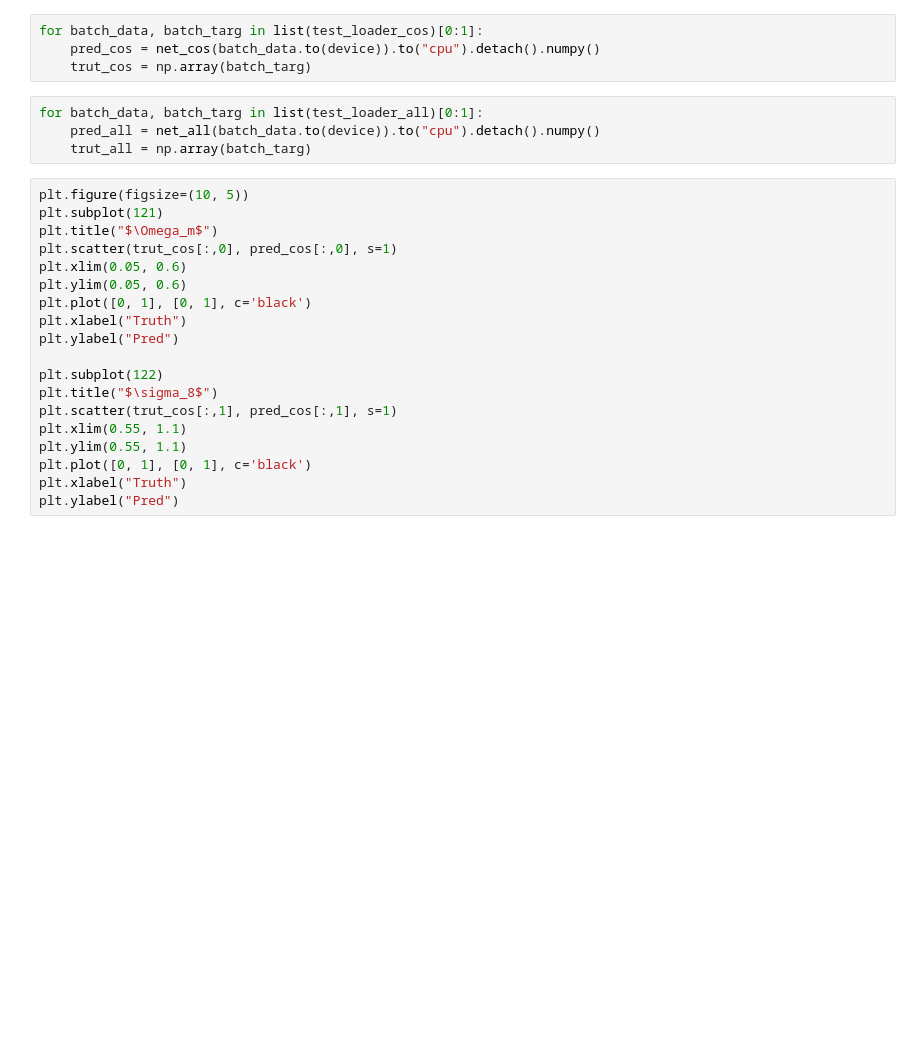
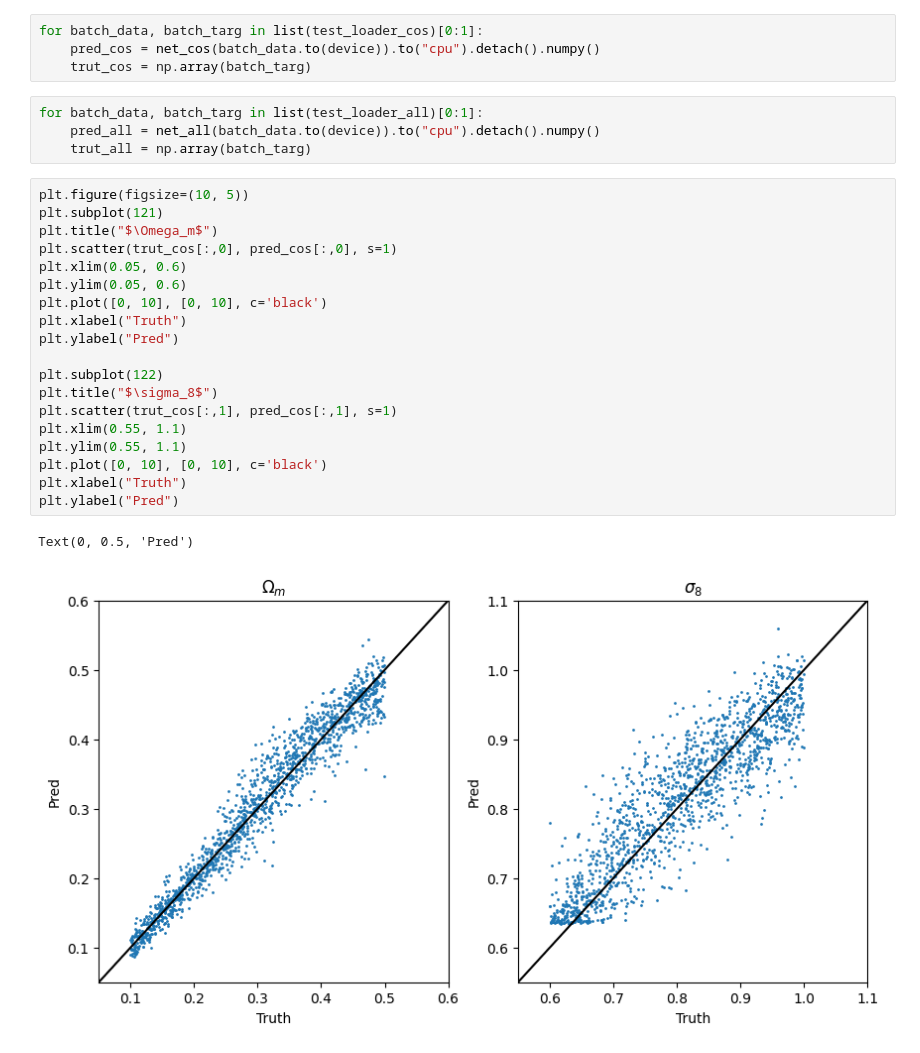
Before and after one commit to pointeee/A3N_CAMELSMultifield, a Jupyter notebook: network.ipynb, the cells around one changed output. Saved outputs shown, nothing was run; the diff lists cells and outputs as text; blank space fills up the shorter version.

```diff
--- a/network.ipynb
+++ b/network.ipynb
@@ -69,22 +94,25 @@ for batch_data, batch_targ in list(test_loader_all)[0:1]:
 # %%
 plt.figure(figsize=(10, 5))
 plt.subplot(121)
 plt.title("$\Omega_m$")
 plt.scatter(trut_cos[:,0], pred_cos[:,0], s=1)
 plt.xlim(0.05, 0.6)
 plt.ylim(0.05, 0.6)
-plt.plot([0, 1], [0, 1], c='black')
+plt.plot([0, 10], [0, 10], c='black')
 plt.xlabel("Truth")
 plt.ylabel("Pred")
 
 plt.subplot(122)
 plt.title("$\sigma_8$")
 plt.scatter(trut_cos[:,1], pred_cos[:,1], s=1)
 plt.xlim(0.55, 1.1)
 plt.ylim(0.55, 1.1)
-plt.plot([0, 1], [0, 1], c='black')
+plt.plot([0, 10], [0, 10], c='black')
 plt.xlabel("Truth")
 plt.ylabel("Pred")
+# %% [output]
+Text(0, 0.5, 'Pred')
+[figure, added]
 # %%
 plt.figure(figsize=(10, 5))
 plt.subplot(121)
```
Also changed, not shown: parts of 10 cells of this notebook, 2 other files.
